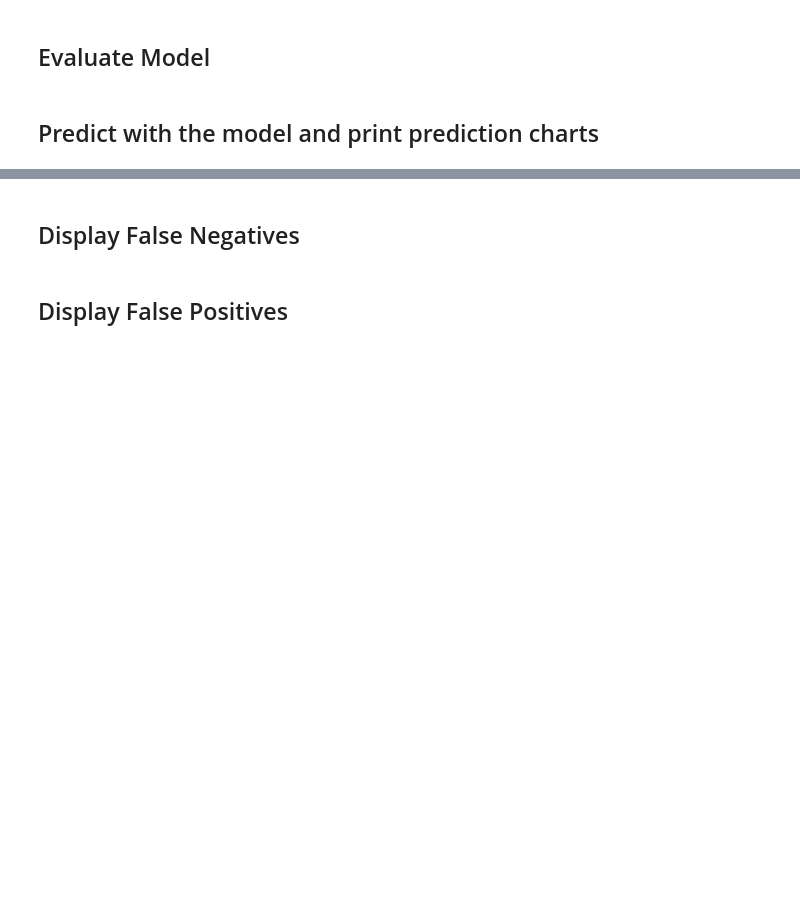
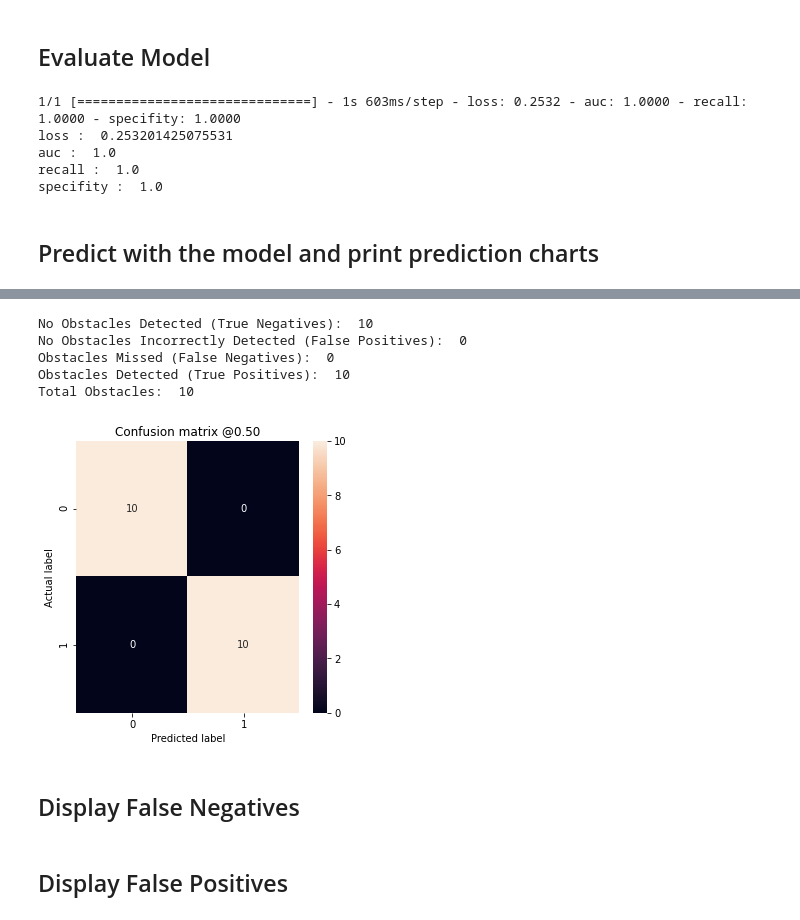
Before and after one commit to dnrevital/DL_utils, a Jupyter notebook: model_evaluation.ipynb, the cells around one changed output, grey strips where cells are left out. Drawn from its saved outputs; the diff is of its cells as text; code cells hidden in the pictures; blank space fills up the shorter version.

Commit message:
working correctly with classes supporting remote/local and random/all. Issue with local/all on pairs - focusing on diffs.

```diff
--- a/model_evaluation.ipynb
+++ b/model_evaluation.ipynb
@@ -167,6 +177,12 @@ class CloudDatasetHandler(DatasetHandler):
         im = plt.imread(outfile, format='jpg')
 
         return im
+
+    def get_metrics(self, model):
+        return model.evaluate_generator(self.image_generator(), verbose=1)
+
+    def get_predictions(self,model):
+        return model.predict_generator(self.image_generator(), verbose=1)
 # %%
 class LocalDatasetHandler(DatasetHandler):
 
@@ -211,11 +269,14 @@ def plot_cm(labels, predictions, p=0.5):
 # %%
 # Set these variables per actual environment
 model_path = '/home/drevital/cs_video_processor/models/suzuyo'
-cloud_dataset = False
-obstacle_dataset = '/home/drevital/obstacles_classification_datasets/suzuyo/train/obstacle_pairs'
-no_obstacle_dataset = '/home/drevital/obstacles_classification_datasets/suzuyo/train/no_obstacle_pairs'
+cloud_dataset = True
+#obstacle_dataset = '/home/drevital/obstacles_classification_datasets/suzuyo/eval/eval_pairs/obstacle_pairs'
+obstacle_dataset = 'suzuyo/eval_pairs/obstacle'
+#no_obstacle_dataset = '/home/drevital/obstacles_classification_datasets/suzuyo/eval/eval_pairs/no_obstacle_pairs'
+no_obstacle_dataset = 'suzuyo/eval_pairs/no_obstacle'
 rand_images = True
-num_rand_images = 16000
+num_rand_images = 10
+display_negatives = False
 
 #
 model = tf.keras.models.load_model(model_path)
@@ -227,20 +306,21 @@ handler = dataset_handlers[cloud_dataset](obstacle_dataset,
 # %% [markdown]
 ## Evaluate Model
 # %%
-#image_generator = handler.get_image_generator()
-metrics = model.evaluate_generator(handler.image_generator(), verbose=1)
+metrics = handler.get_metrics(model)
 
 for name, value in zip(model.metrics_names, metrics):
   print(name, ': ', value)
 print()
+# %% [output]
+1/1 [==============================] - 1s 603ms/step - loss: 0.2532 - auc: 1.0000 - recall: 1.0000 - specifity: 1.0000
+loss :  0.253201425075531
+auc :  1.0
+recall :  1.0
+specifity :  1.0
 # %% [markdown]
 ## Predict with the model and print prediction charts
 # %%
-labels = np.array([1]*(handler.num_obstacles) + [0]*(handler.num_no_obstacles))
-num_prediction_batches = math.ceil(handler.num_images/handler.batch_size)
-
-predictions = model.predict_generator(handler.image_generator(),
-                                      num_prediction_batches,
-                                      verbose=1)
-
+labels = np.array([0]*(handler.num_no_obstacles) + [1]*(handler.num_obstacles))
+predictions = handler.get_predictions(model)
 plot_cm(labels, predictions) # Default: threshold = 0.5
+# %% [output]
@@ -247,3 +328,9 @@ plot_cm(labels, predictions) # Default: threshold = 0.5
+No Obstacles Detected (True Negatives):  10
+No Obstacles Incorrectly Detected (False Positives):  0
+Obstacles Missed (False Negatives):  0
+Obstacles Detected (True Positives):  10
+Total Obstacles:  10
+[figure, added]
 # %% [markdown]
 ## Display False Negatives
 # %%
```
Also changed, not shown: parts of 9 cells of this notebook.
